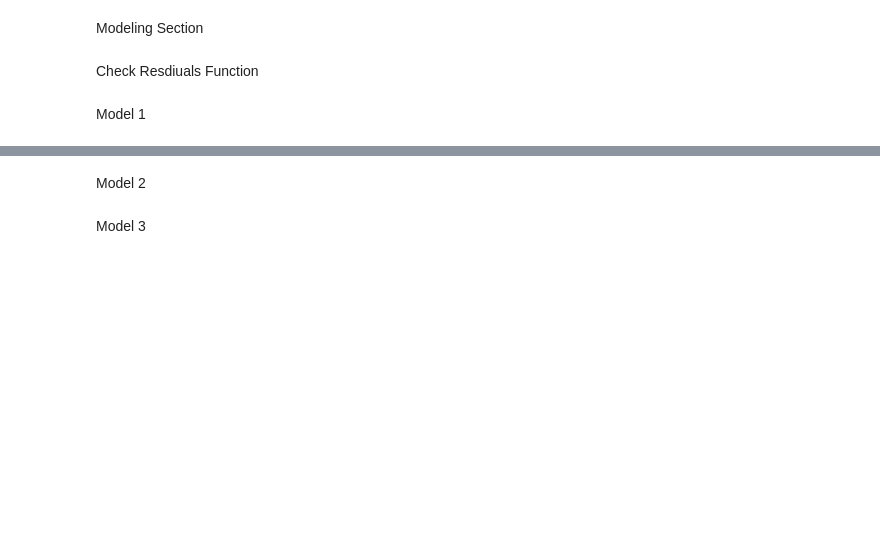
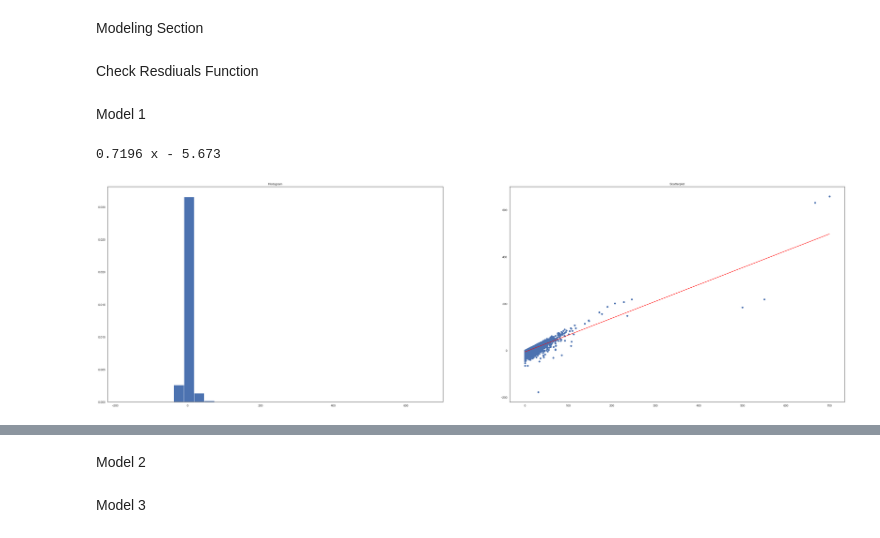
Before and after one commit to Jwdaniel34/Into_the_soyverse, a Jupyter notebook: Expenditure.ipynb, the cells around one changed output, grey strips where cells are left out. Cells and saved outputs as stored; diff of their text form; code cells hidden in the pictures; blank space fills up the shorter version.

Commit message:
updated new model image, readme update

```diff
--- a/Expenditure.ipynb
+++ b/Expenditure.ipynb
@@ -331,7 +326,7 @@ def checkresiduals(df, target, sm_model):
     residual = true_val - pred_val
 
 
-    fig, (ax1, ax2) = plt.subplots(1, 2, figsize=(10, 4))
+    fig, (ax1, ax2) = plt.subplots(1, 2, figsize=(50, 15))
 #     fig, ax = plt.subplots(figsize=(8, 6))
     ax1.hist(residual, density=True, bins=30)
     ax1.set_title('Histogram')
@@ -343,6 +338,9 @@ def checkresiduals(df, target, sm_model):
 # %% [markdown]
 Model 1
 # %%
-# lr_model = ols(formula='meat_per_person~OCC_farmer+OCC_mechanic+OCC_retail+Some_high_school+Q("Income_80000-840000")+West+Northeast+veggie_per_person+EGGS+OILS+NONALBEV+SMOKSUPP+ALCBEV',data=cex_data).fit()
+lr_model = ols(formula='meat_per_person~OCC_mechanic+OCC_retail+Some_high_school+Q("Income_80000-840000")+West+Northeast+veggie_per_person+EGGS+OILS+NONALBEV+SMOKSUPP+ALCBEV',data=cex_data).fit()
 # %%
-# checkresiduals(cex_data, 'meat_per_person', lr_model)
+checkresiduals(cex_data, 'meat_per_person', lr_model)
+# %% [output]
+0.7196 x - 5.673
+[figure, added]
```
Also changed, not shown: parts of 11 cells of this notebook, 1 other file.
